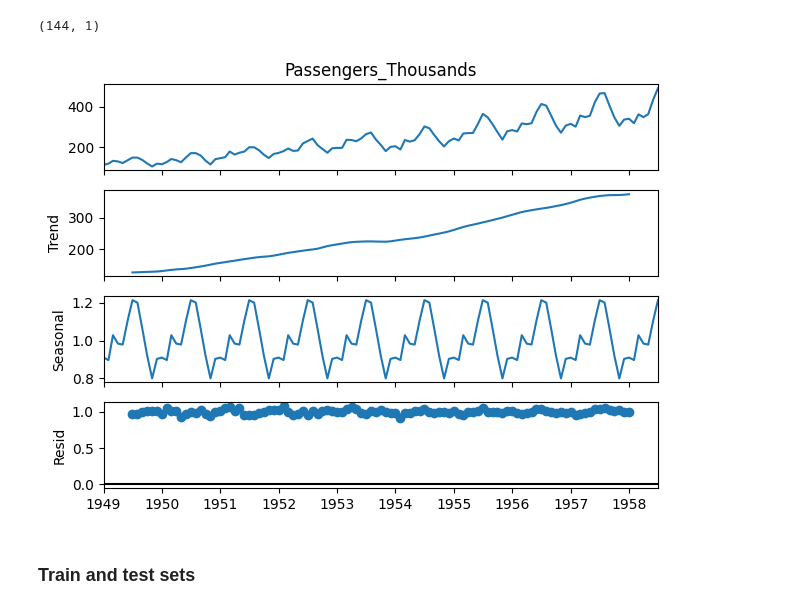
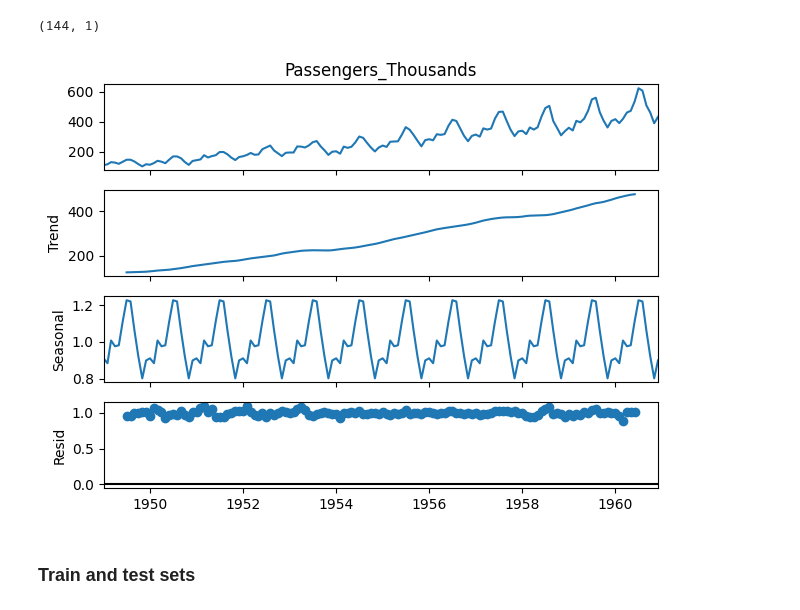
Before and after one commit to tecatanka/Manufacturing_Systems, a Jupyter notebook: Holt_Winters.ipynb, the cells around one changed output. Saved outputs shown, nothing was run; the diff lists cells and outputs as text; code cells hidden in the pictures.

```diff
--- a/Holt_Winters.ipynb
+++ b/Holt_Winters.ipynb
@@ -89,9 +92,9 @@ print(dataset.shape)
 # %% [output]
 (144, 1)
 # %%
-components=seasonal_decompose(passengers['Passengers_Thousands'], model='multiplicative').plot()
+components=seasonal_decompose(dataset['Passengers_Thousands'], model='multiplicative').plot()
 # %% [output]
-[figure, old version]
+[figure, new version]
 # %% [markdown]
 ### Train and  test sets
 # %%
```
Also changed, not shown: parts of 2 cells of this notebook.
